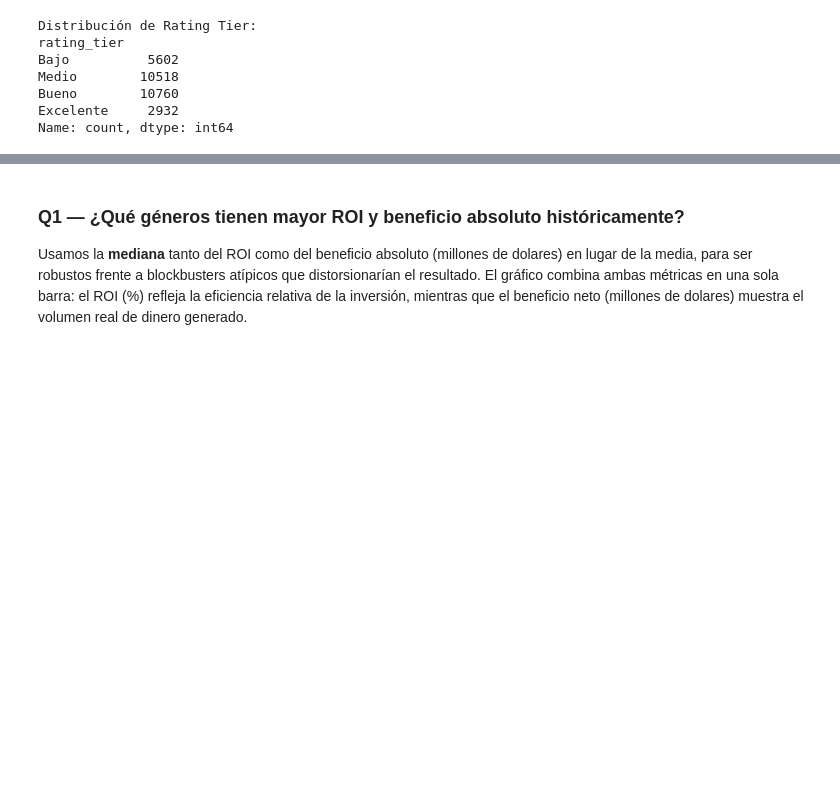
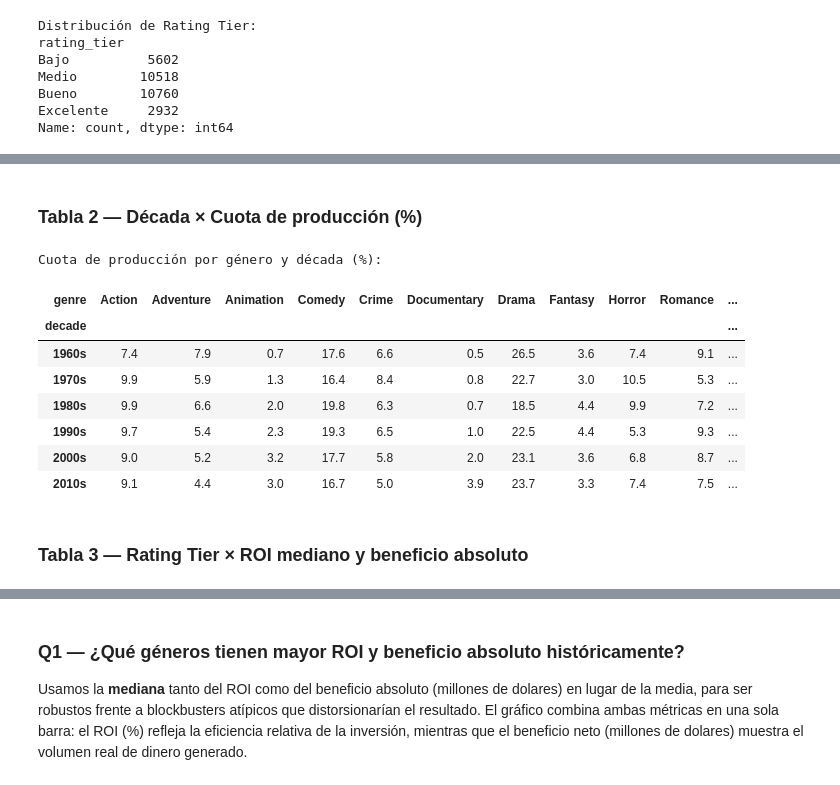
Before and after one commit to FLopez26/MoviesEDA_FernandoLopezSanchez_DataScienceIA, a Jupyter notebook: notebooks/eda.ipynb, the cells around one changed output, grey strips where cells are left out. Saved outputs shown, nothing was run; the diff lists cells and outputs as text; code cells hidden in the pictures; blank space fills up the shorter version.

```diff
--- a/notebooks/eda.ipynb
+++ b/notebooks/eda.ipynb
@@ -210,0 +309,16 @@ Name: count, dtype: int64
+# %% [markdown]
+### Tabla 2 — Década × Cuota de producción (%)
+# %%
+tabla_decada_por_genero(df, TOP_GENRES)
+# %% [output]
+Cuota de producción por género y década (%):
+| genre | Action | Adventure | Animation | Comedy | Crime | Documentary | Drama | Fantasy | Horror | Romance | ... |
+| decade |  |  |  |  |  |  |  |  |  |  | ... |
+| 1960s | 7.4 | 7.9 | 0.7 | 17.6 | 6.6 | 0.5 | 26.5 | 3.6 | 7.4 | 9.1 | ... |
+| 1970s | 9.9 | 5.9 | 1.3 | 16.4 | 8.4 | 0.8 | 22.7 | 3.0 | 10.5 | 5.3 | ... |
+| 1980s | 9.9 | 6.6 | 2.0 | 19.8 | 6.3 | 0.7 | 18.5 | 4.4 | 9.9 | 7.2 | ... |
+| 1990s | 9.7 | 5.4 | 2.3 | 19.3 | 6.5 | 1.0 | 22.5 | 4.4 | 5.3 | 9.3 | ... |
+| 2000s | 9.0 | 5.2 | 3.2 | 17.7 | 5.8 | 2.0 | 23.1 | 3.6 | 6.8 | 8.7 | ... |
+| 2010s | 9.1 | 4.4 | 3.0 | 16.7 | 5.0 | 3.9 | 23.7 | 3.3 | 7.4 | 7.5 | ... |
+# %% [markdown]
+### Tabla 3 — Rating Tier × ROI mediano y beneficio absoluto
```
Also changed, not shown: parts of 23 cells of this notebook, 6 other files.
